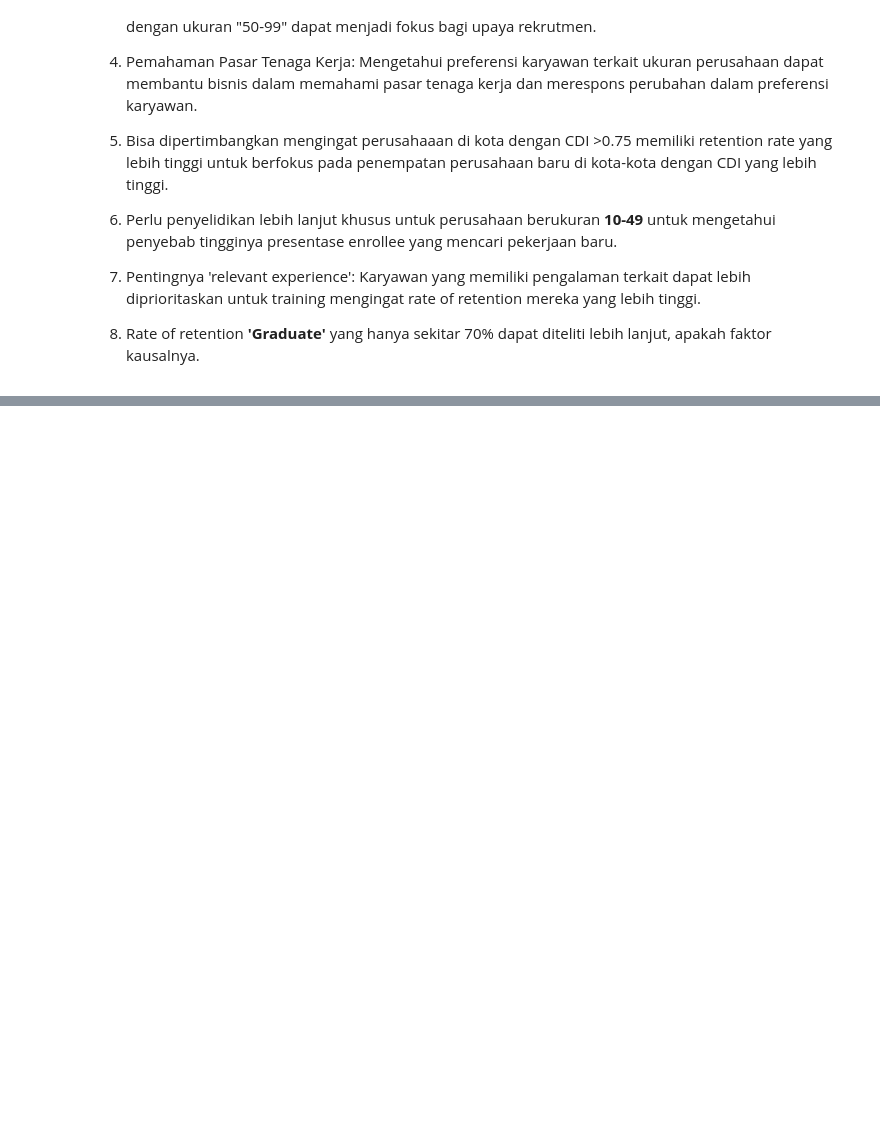
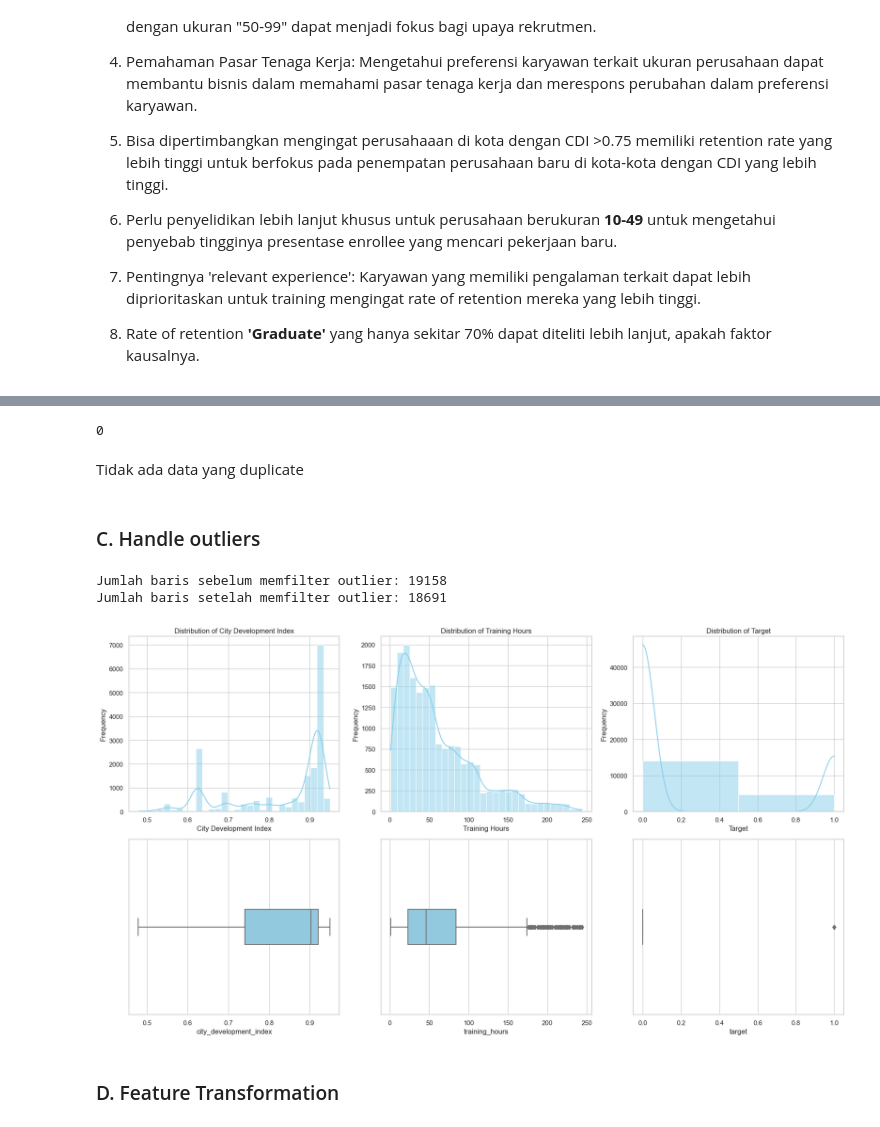
Before and after one commit to fachri34/Final-Project-Data-Science, a Jupyter notebook: HR Analytics.ipynb, the cells around one changed output, grey strips where cells are left out. Cells and saved outputs as stored; diff of their text form; code cells hidden in the pictures; blank space fills up the shorter version.

```diff
--- a/HR Analytics.ipynb
+++ b/HR Analytics.ipynb
@@ -500,0 +531,5 @@ Insight Bisnis :
+# %%
+#Mengisi Missing Value
+for column in columns:
+    if df_train[column].isnull().sum()>0:
+        df_train[column].replace(np.nan,df_train[column].mode()[0],inplace=True)
@@ -500,0 +558,8 @@ Insight Bisnis :
+# %%
+df_train.duplicated().sum()
+# %% [output]
+0
+# %% [markdown]
+Tidak ada data yang duplicate
+# %% [markdown]
+### C. Handle outliers
@@ -500,0 +572,47 @@ Insight Bisnis :
+# %%
+print(f'Jumlah baris sebelum memfilter outlier: {len(df_train)}')
+
+filtered_entries = np.array([True] * len(df_train))
+
+for col in ['city_development_index','training_hours']:
+    zscore = abs(stats.zscore(df_train[col])) # hitung absolute z-scorenya
+    filtered_entries = (zscore < 3) & filtered_entries # keep yang kurang dari 3 absolute z-scorenya
+
+df = df_train[filtered_entries] # filter, cuma ambil yang z-scorenya dibawah 3
+
+print(f'Jumlah baris setelah memfilter outlier: {len(df)}')
+# %% [output]
+Jumlah baris sebelum memfilter outlier: 19158
+Jumlah baris setelah memfilter outlier: 18691
+# %%
+#Distribusi data berdasarkan numerical setelah droping rows
+sns.set(style='whitegrid')
+
+fig, axes = plt.subplots(2, 3, figsize=(18, 10))
+plt.subplots_adjust(wspace=0.4, hspace=0.4)
+
+sns.histplot(ax=axes[0, 0], x=df['city_development_index'], bins=30, kde=True, color='skyblue')
+axes[0, 0].set_title('Distribution of City Development Index')
+axes[0, 0].set_xlabel('City Development Index')
+axes[0, 0].set_ylabel('Frequency')
+sns.boxplot(ax=axes[1, 0], x=df['city_development_index'], color='skyblue', width=0.2)
+
+sns.histplot(ax=axes[0, 1], x=df['training_hours'], bins=30, kde=True, color='skyblue')
+axes[0, 1].set_title('Distribution of Training Hours')
+axes[0, 1].set_xlabel('Training Hours')
+axes[0, 1].set_ylabel('Frequency')
+sns.boxplot(ax=axes[1, 1], x=df['training_hours'], color='skyblue', width=0.2)
+
+sns.histplot(ax=axes[0, 2], x=df['target'], bins=2, kde=True, color='skyblue')
+axes[0, 2].set_title('Distribution of Target')
+axes[0, 2].set_xlabel('Target')
+axes[0, 2].set_ylabel('Frequency')
+sns.boxplot(ax=axes[1, 2], x=df['target'], color='skyblue', width=0.2)
+
+plt.tight_layout()
+
+plt.show()
+# %% [output]
+[figure, added]
+# %% [markdown]
+### D. Feature Transformation
```
Also changed, not shown: parts of 58 cells of this notebook.
